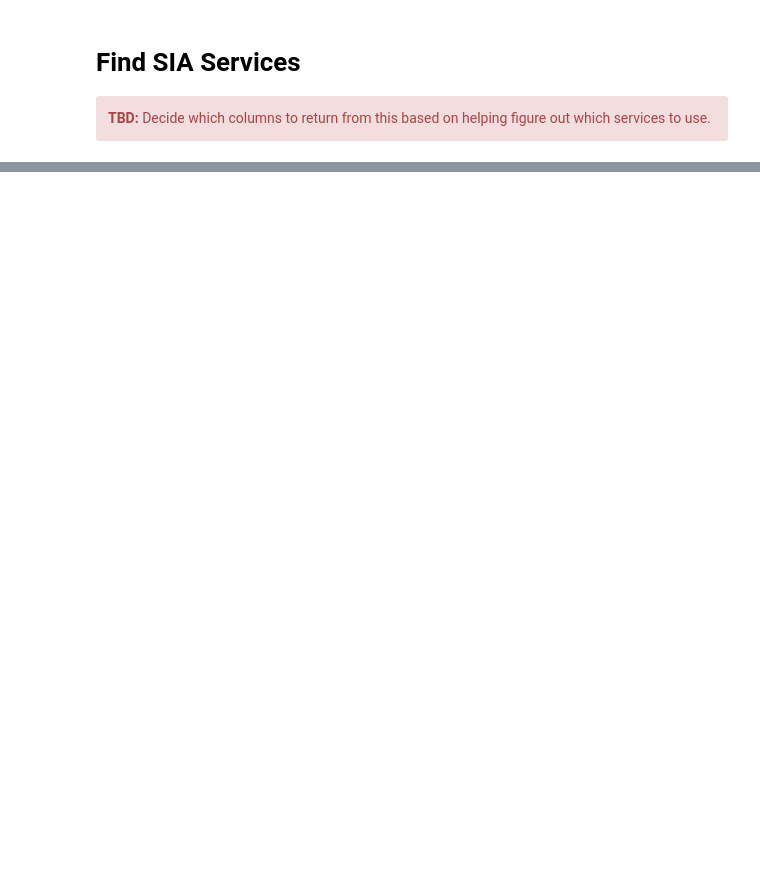
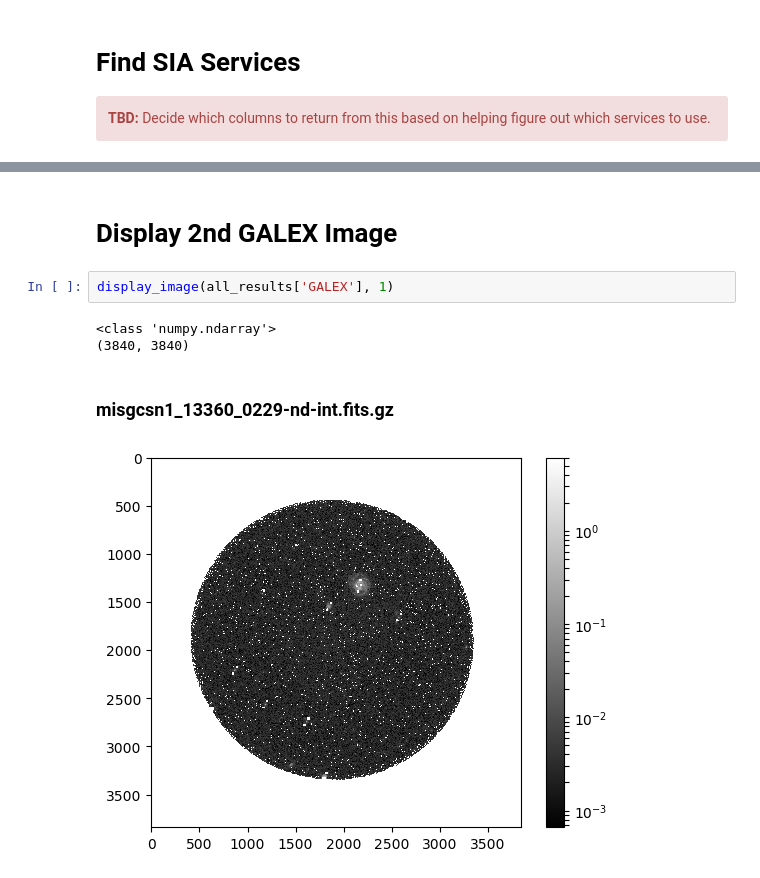
Before and after one commit to vandesai1/navo_workshops, a Jupyter notebook: mast/MAST SIA.ipynb, the cells around one changed output, grey strips where cells are left out. Drawn from its saved outputs; the diff is of its cells as text; blank space fills up the shorter version.

```diff
--- a/mast/MAST SIA.ipynb
+++ b/mast/MAST SIA.ipynb
@@ -187,0 +289,9 @@ Queried: http://hla.stsci.edu/cgi-bin/hlaSIAP.cgi?imagetype=best&amp;inst=ACS,AC
+# %% [markdown]
+# Display 2nd GALEX Image
+# %%
+display_image(all_results['GALEX'], 1)
+# %% [output]
+<class 'numpy.ndarray'>
+(3840, 3840)
+### misgcsn1_13360_0229-nd-int.fits.gz
+[figure, added]
```
Also changed, not shown: parts of 13 cells of this notebook.
